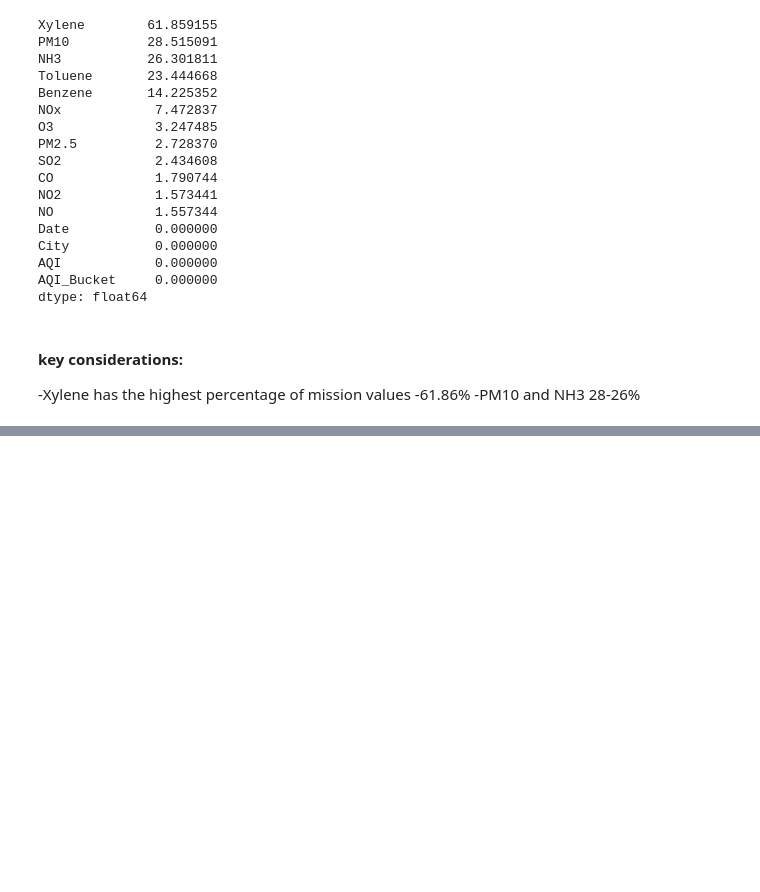
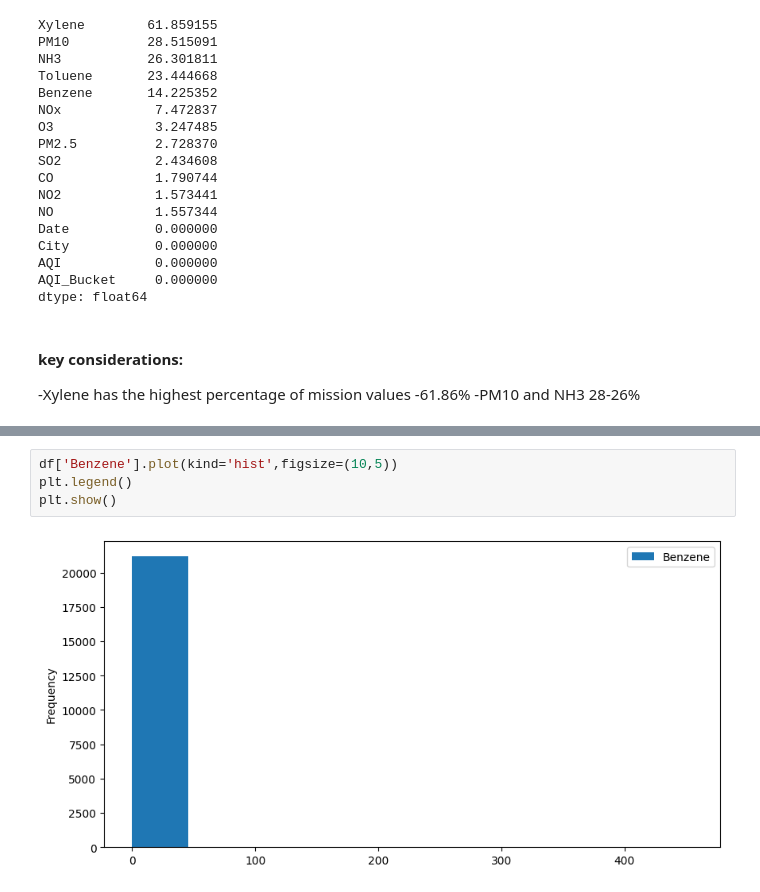
Before and after one commit to ShivaDoti/Air-Quality-Index-prediction-Model, a Jupyter notebook: Air Quality index prediction Model.ipynb, the cells around one changed output, grey strips where cells are left out. Saved outputs shown, nothing was run; the diff lists cells and outputs as text; blank space fills up the shorter version.

```diff
--- a/Air Quality index prediction Model.ipynb
+++ b/Air Quality index prediction Model.ipynb
@@ -165,0 +173,6 @@ dtype: float64
+# %%
+df['Benzene'].plot(kind='hist',figsize=(10,5))
+plt.legend()
+plt.show()
+# %% [output]
+[figure, added]
```
Also changed, not shown: parts of 35 cells of this notebook.
